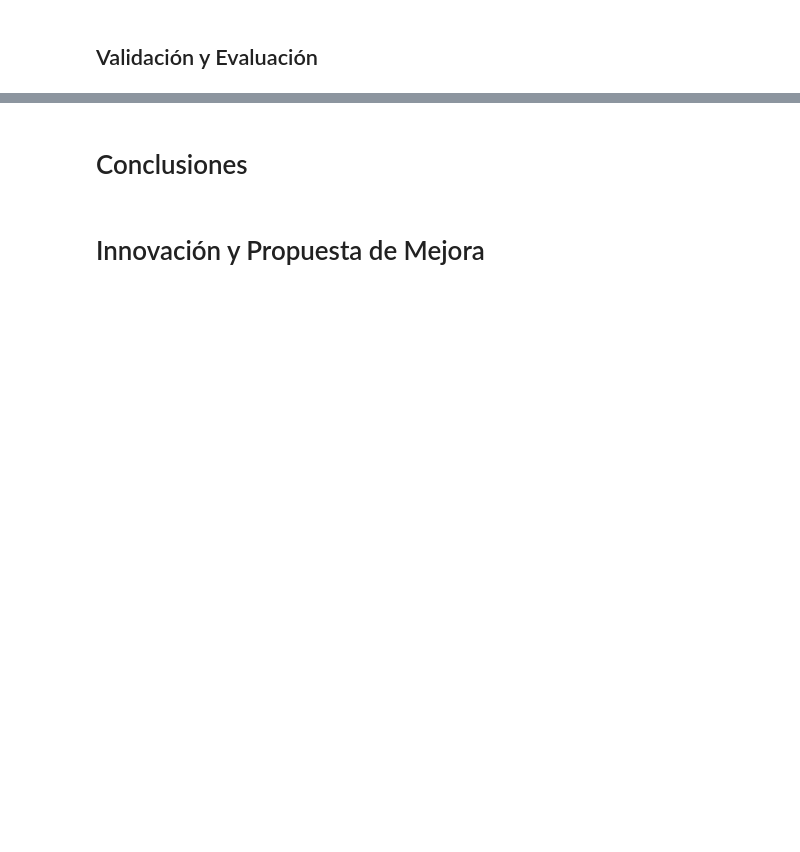
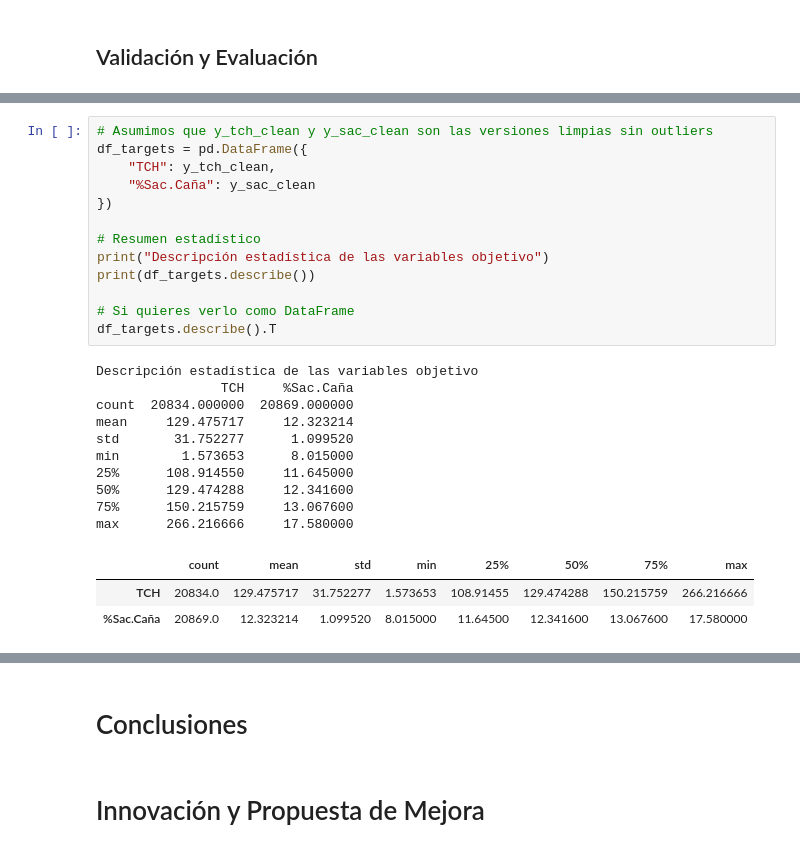
Before and after one commit to Aguado4/Taller-azucarera, a Jupyter notebook: Taller-azucarera.ipynb, the cells around one changed output, grey strips where cells are left out. Drawn from its saved outputs; the diff is of its cells as text; blank space fills up the shorter version.

```diff
--- a/Taller-azucarera.ipynb
+++ b/Taller-azucarera.ipynb
@@ -1407,0 +1644,27 @@ plot_residuals_diagnostics(ols_sac, "%Sac.Caña")
+# %%
+# Asumimos que y_tch_clean y y_sac_clean son las versiones limpias sin outliers
+df_targets = pd.DataFrame({
+    "TCH": y_tch_clean,
+    "%Sac.Caña": y_sac_clean
+})
+
+# Resumen estadístico
+print("Descripción estadística de las variables objetivo")
+print(df_targets.describe())
+
+# Si quieres verlo como DataFrame
+df_targets.describe().T
+# %% [output]
+Descripción estadística de las variables objetivo
+                TCH     %Sac.Caña
+count  20834.000000  20869.000000
+mean     129.475717     12.323214
+std       31.752277      1.099520
+min        1.573653      8.015000
+25%      108.914550     11.645000
+50%      129.474288     12.341600
+75%      150.215759     13.067600
+max      266.216666     17.580000
+|  | count | mean | std | min | 25% | 50% | 75% | max |
+| TCH | 20834.0 | 129.475717 | 31.752277 | 1.573653 | 108.91455 | 129.474288 | 150.215759 | 266.216666 |
+| %Sac.Caña | 20869.0 | 12.323214 | 1.099520 | 8.015000 | 11.64500 | 12.341600 | 13.067600 | 17.580000 |
```
Also changed, not shown: parts of 12 cells of this notebook.
